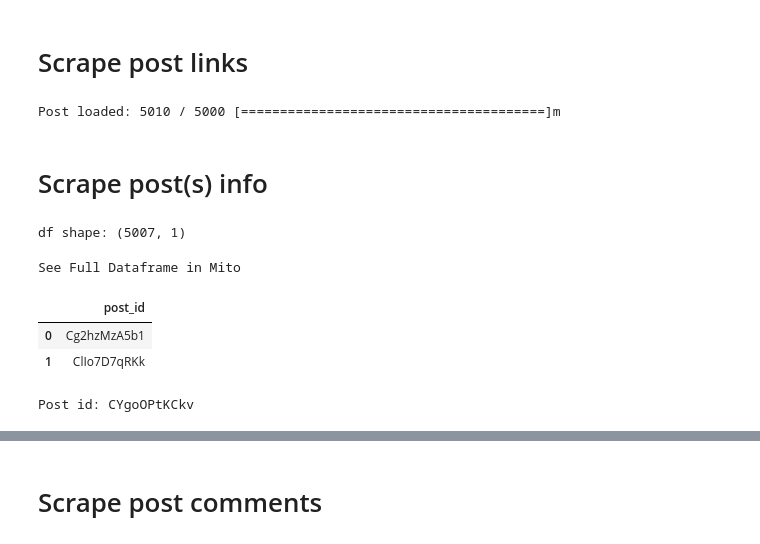
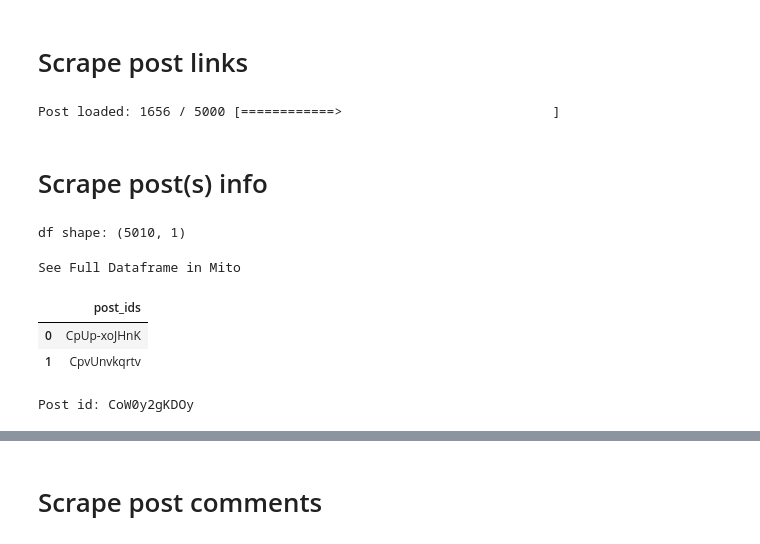
Before and after one commit to PMG-t/IGScraper, a Jupyter notebook: igs_test.ipynb, the cells around one changed output, grey strips where cells are left out. Saved outputs shown, nothing was run; the diff lists cells and outputs as text; code cells hidden in the pictures.

```diff
--- a/igs_test.ipynb
+++ b/igs_test.ipynb
@@ -27,24 +31,28 @@ IGS.ig_login(login_account_info, sleeptime=5)
 # Login recommended
 
 IGS.set_log(True)
-hrefs = IGS.scroll_profile_posts(n_post = 5000, write_to_csv='csv/matteosalvinioffical_2023-03-12-n5000_postids')
+
+n_post = 5000
+collect_date = datetime.now().strftime("%Y-%m-%d")
+
+hrefs = IGS.scroll_profile_posts(n_post = n_post, write_to_csv=f'csv/{IGS.profile}_{collect_date}_{n_post}_postids')
 # %% [output]
-Post loaded: 5010 / 5000 [=======================================]m
+Post loaded: 1656 / 5000 [============>                           ]
 # %% [markdown]
 # Scrape post(s) info
 # %%
-dfp = pd.read_csv('csv/matteosalvinioffical_2023-03-12-n5000_postids_OLD.csv', sep='\t')
+dfp = pd.read_csv('csv/matteosalvinioffical_2023-03-12-n5000_postids.csv', sep='\t')
 
 print(f'df shape: {dfp.shape}')
 dfp.head(2)
 # %% [output]
-df shape: (5007, 1)
+df shape: (5010, 1)
 See Full Dataframe in Mito
-|  | post_id |
-| 0 | Cg2hzMzA5b1 |
-| 1 | ClIo7D7qRKk |
+|  | post_ids |
+| 0 | CpUp-xoJHnK |
+| 1 | CpvUnvkqrtv |
 # %%
-pid = dfp.post_id[195]
+pid = dfp.post_ids[195]
 print(f'Post id: {pid}')
 # %% [output]
-Post id: CYgoOPtKCkv
+Post id: CoW0y2gKDOy
```
Also changed, not shown: parts of 4 cells of this notebook, 2 other files.
